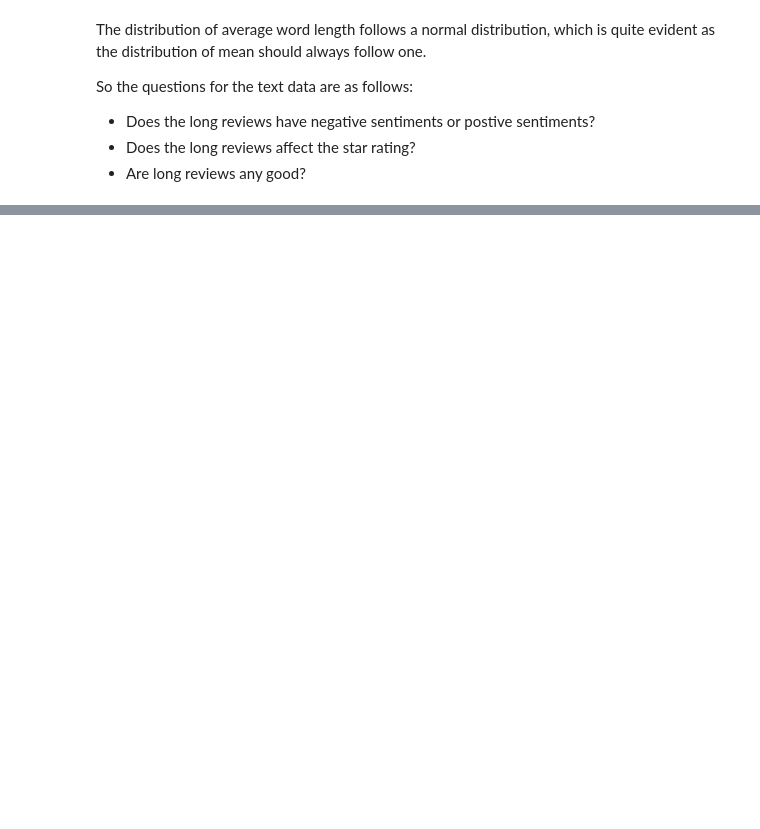
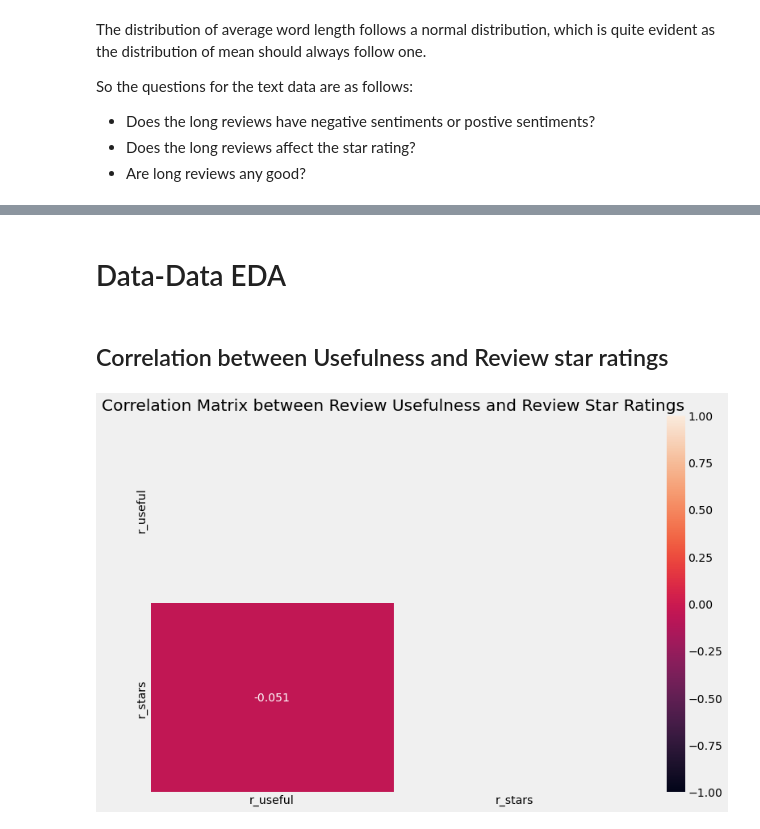
Before and after one commit to zyh10655/Prediction-of-online-review-Usefulness, a Jupyter notebook: preprocessing/EDA.ipynb, the cells around one changed output, grey strips where cells are left out. Saved outputs shown, nothing was run; the diff lists cells and outputs as text; code cells hidden in the pictures; blank space fills up the shorter version.

Commit message:
preprocessing::eda.ipynb -> integrated data-data eda

```diff
--- a/preprocessing/EDA.ipynb
+++ b/preprocessing/EDA.ipynb
@@ -319,0 +335,12 @@ So the questions for the text data are as follows:
+# %% [markdown]
+# Data-Data EDA
+# %% [markdown]
+## Correlation between Usefulness and Review star ratings
+# %%
+cor = ddf[["r_useful", "r_stars"]].corr().compute()
+plt.figure(figsize=(12, 8))
+plt.title("Correlation Matrix between Review Usefulness and Review Star Ratings")
+sns.heatmap(cor, vmin=-1, vmax=1, annot=True, mask=np.triu(np.ones_like(cor, dtype=bool)))
+plt.show()
+# %% [output]
+[figure, added]
```
Also changed, not shown: parts of 13 cells of this notebook.
